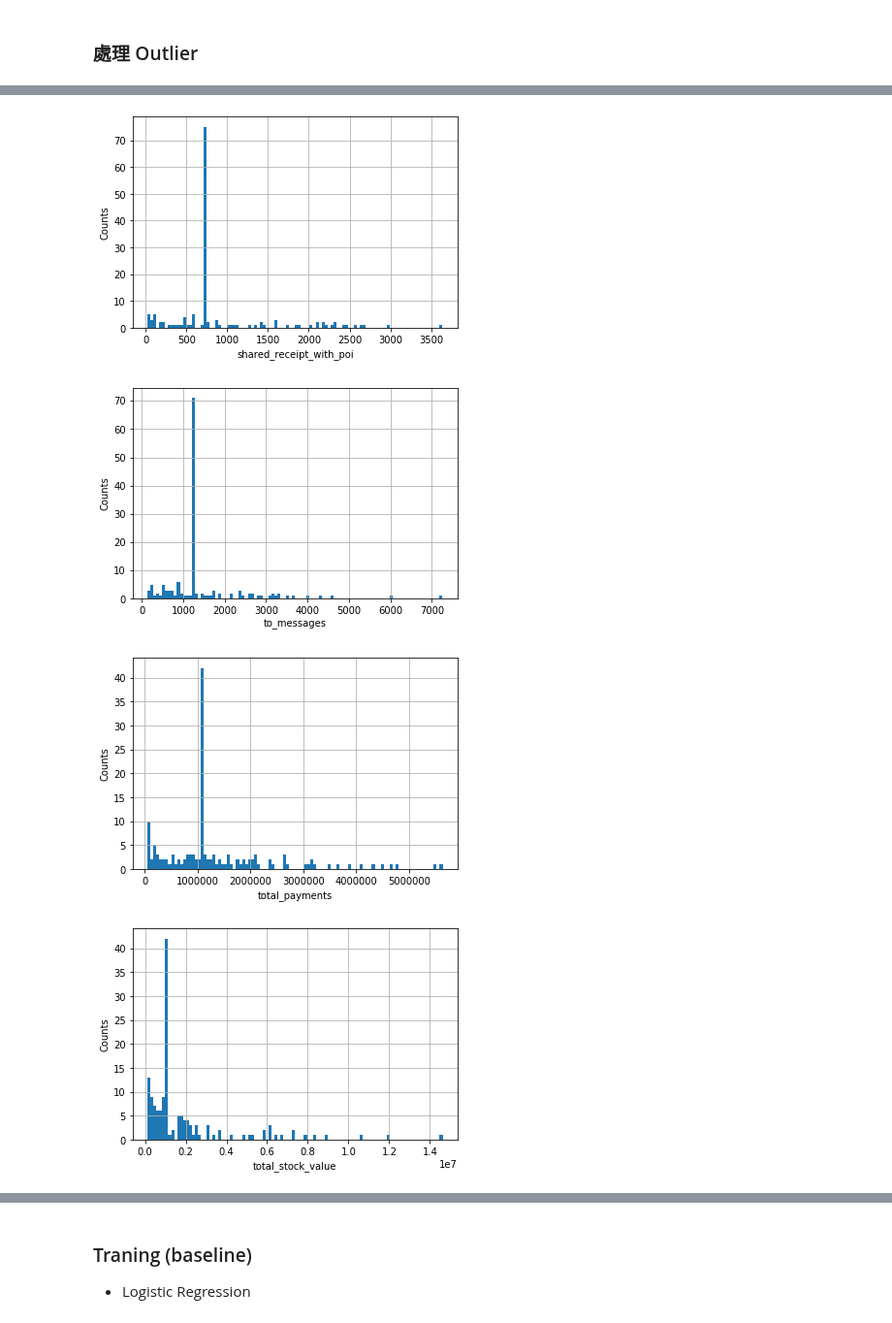
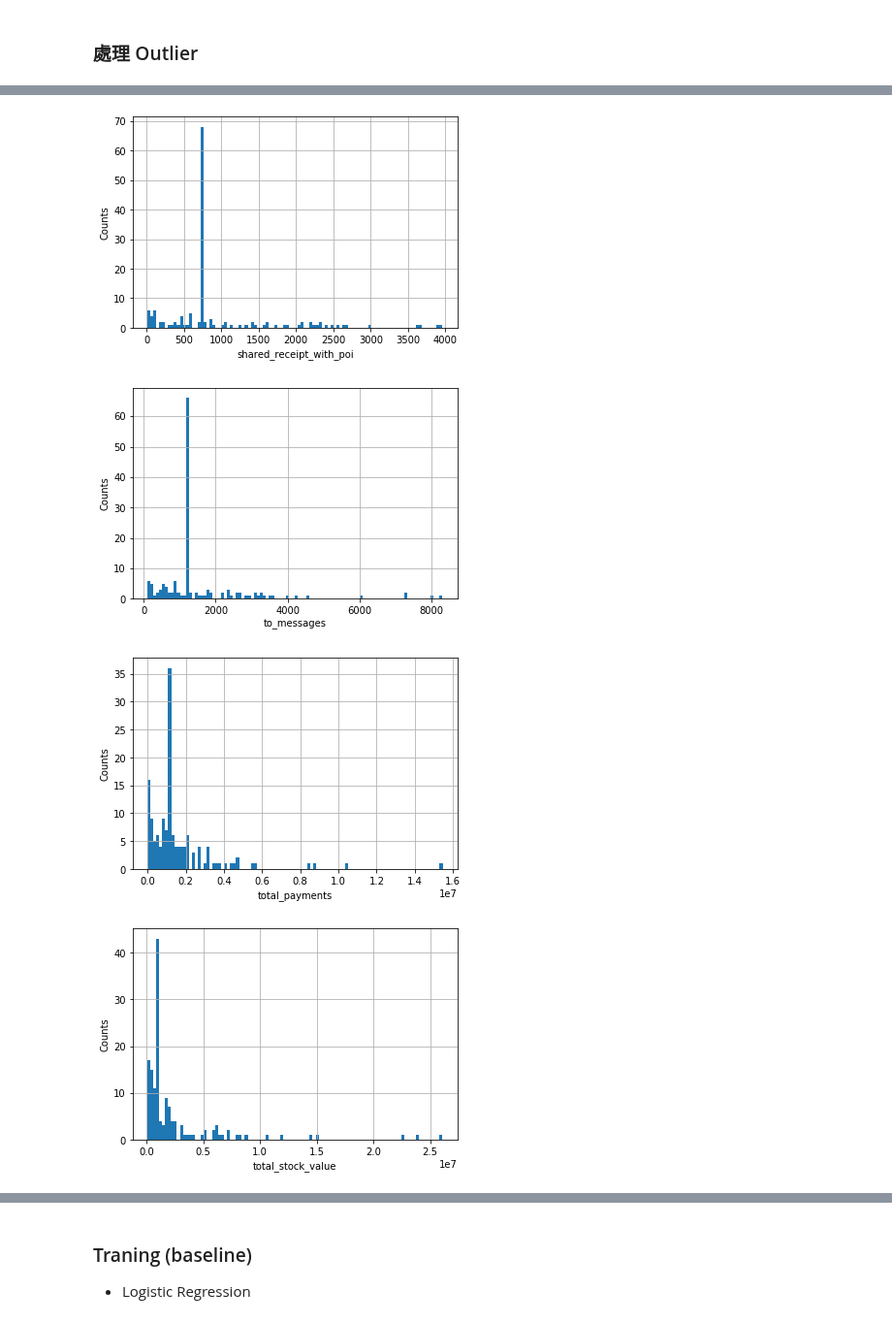
Before and after one commit to kung-bill/3rd-ML100Days, a Jupyter notebook: homework/Day_051_Midterm.ipynb, the cells around one changed output, grey strips where cells are left out. Shown at 97% size. Cells and saved outputs as stored; diff of their text form; code cells hidden in the pictures.

```diff
--- a/homework/Day_051_Midterm.ipynb
+++ b/homework/Day_051_Midterm.ipynb
@@ -147,8 +147,8 @@ for f in float_features:
     new_series = df[f].copy()
     new_series[df[f].isnull()] = md #nan 值用中位數取代
 
-    thr_u = s_tmp.quantile(0.95) #upper
-    thr_l = s_tmp.quantile(0.05) #lower
+    thr_u = s_tmp.quantile(0.98) #upper
+    thr_l = s_tmp.quantile(0.02) #lower
     new_series[new_series>thr_u] = md
     new_series[new_series<thr_l] = md
 
@@ -171,7 +171,7 @@ plt.show()
-[figure, old version]
+[figure, new version]
-[figure, old version]
+[figure, new version]
-[figure, old version]
+[figure, new version]
-[figure, old version]
+[figure, new version]
 # %%
 df.head(10)
 # %% [output]
```
Also changed, not shown: parts of 14 cells of this notebook.
